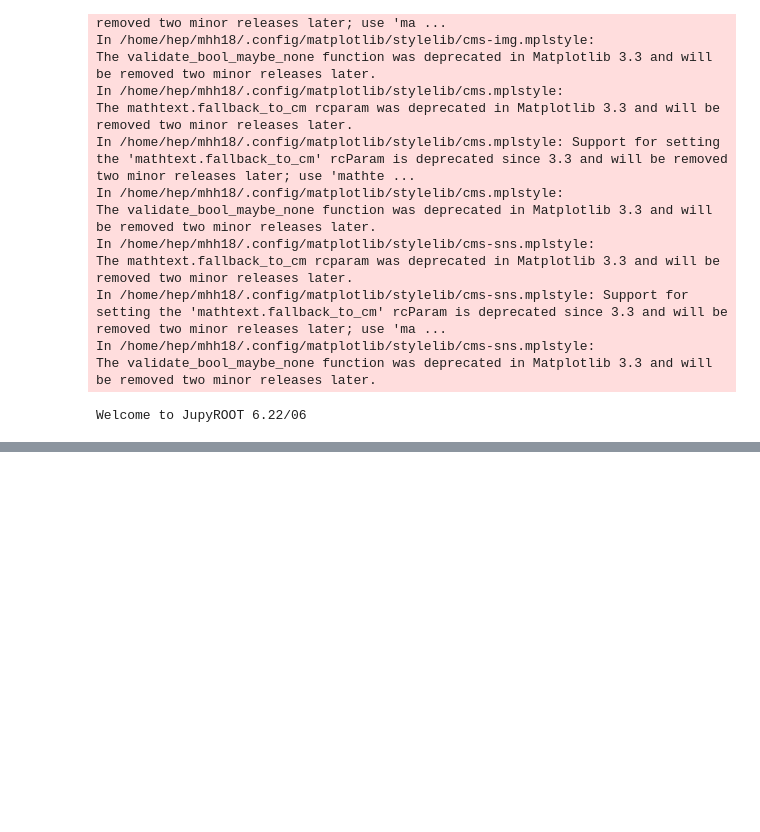
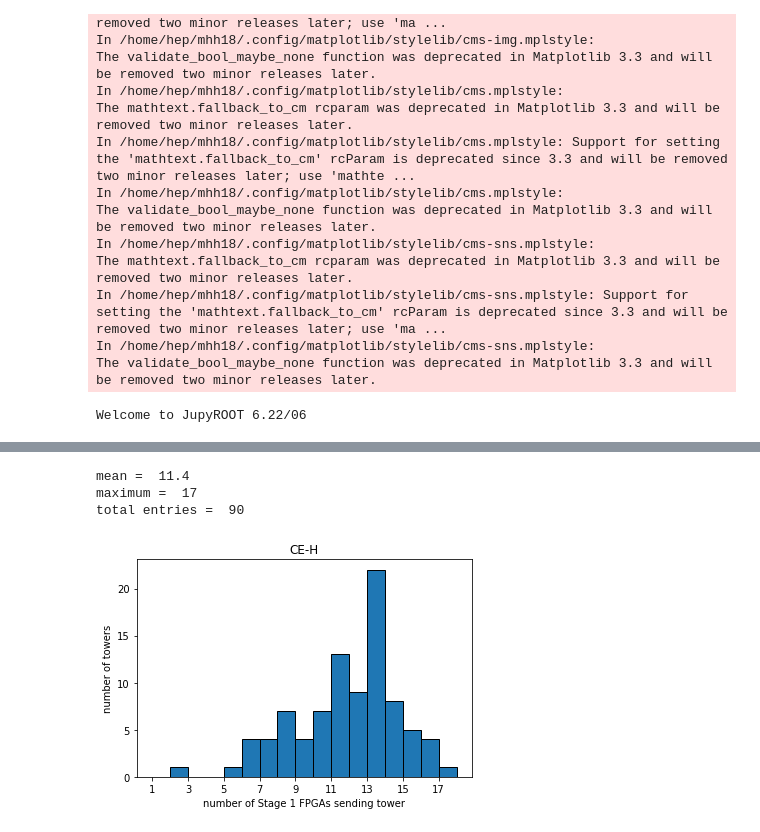
Before and after one commit to mhassans/tower-energy, a Jupyter notebook: jupyter/NumBundlesPerEachTower.ipynb, the cells around one changed output, grey strips where cells are left out. Saved outputs shown, nothing was run; the diff lists cells and outputs as text; code cells hidden in the pictures; blank space fills up the shorter version.

```diff
--- a/jupyter/NumBundlesPerEachTower.ipynb
+++ b/jupyter/NumBundlesPerEachTower.ipynb
@@ -82,0 +112,2 @@ plotHist(data)
+# %%
+df_countedOnceHad, df_countedTwiceHad = divideByRepeat(df_Had)
@@ -82,0 +116,2 @@ plotHist(data)
+# %%
+df_countedOnceHad_under30, df_countedOnceHad_above30 = divideBy30deg(df_countedOnceHad)
@@ -82,0 +139,7 @@ plotHist(data)
+# %%
+plotHist(df_countedOnceHad_under30['Had'], 'countedOnceHad_under30')
+# %% [output]
+mean =  11.4
+maximum =  17
+total entries =  90
+[figure, added]
```
Also changed, not shown: parts of 14 cells of this notebook, 1 other file.
